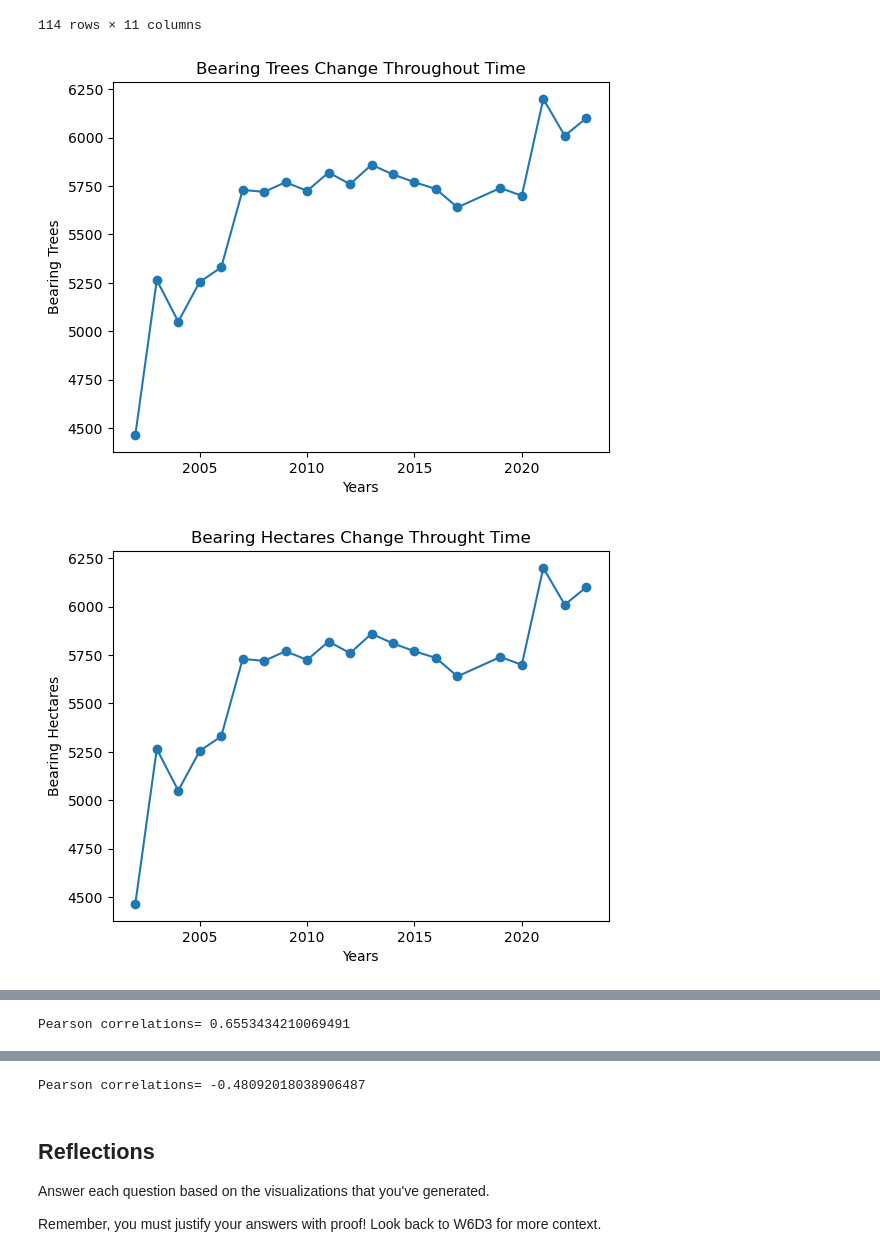
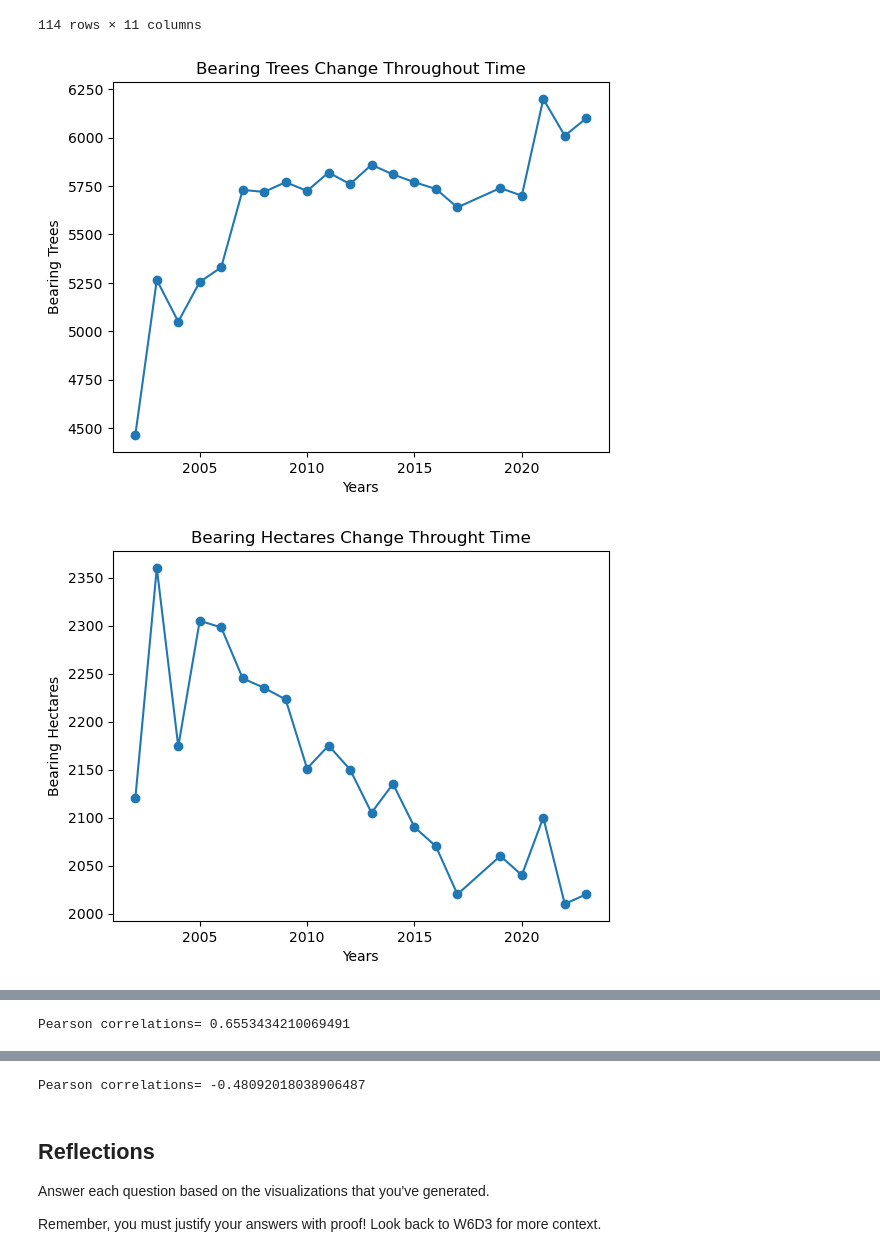
Before and after one commit to Kanitoure5301/TKH_weather_analysis, a Jupyter notebook: notebooks/explore_coffee.ipynb, the cells around one changed output, grey strips where cells are left out. Drawn from its saved outputs; the diff is of its cells as text; code cells hidden in the pictures.

```diff
--- a/notebooks/explore_coffee.ipynb
+++ b/notebooks/explore_coffee.ipynb
@@ -72,7 +72,7 @@ plt.show()
 
 # Plotting Bearing Hectares across the years
 
-plt.plot(mg_coffee['year'],mg_coffee['bearing_trees'],marker='o', linestyle='-')
+plt.plot(mg_coffee['year'],mg_coffee['bearing_hectares'],marker='o', linestyle='-')
 plt.title('Bearing Hectares Change Throught Time')
 plt.xlabel('Years')
 plt.ylabel('Bearing Hectares')
@@ -81,34 +81,34 @@ plt.show()
 # Plotting Count of Coffee Change
 
 plt.plot(mg_coffee['year'],mg_coffee['60kgs_bag'],marker='o', linestyle='-')
 plt.title('60 Kilogram Bags of Coffee Over Time (Minas Gerais)')
 plt.xlabel('Years')
 plt.ylabel('60 Kilogram Bags (Millions)')
 plt.show()
 
 # Plotting Relationship Between Bearing Trees and 60kgs bags
 
 Correlation1= mg_coffee['bearing_trees'].corr(mg_coffee['60kgs_bag'])
 plt.scatter(mg_coffee['bearing_trees'], mg_coffee['60kgs_bag'])
 plt.title('Bearing Trees Vs 60 kilogram bags')
 plt.xlabel('Bearing Trees (Millions)')
 plt.ylabel('60 Kilograms Bags (Millions)')
 plt.show()
 print("Pearson correlations=", Correlation1)
 
 # Graphing he relationship between bearing_hectares and 60kgs_bag
 
 
 Correlation2= mg_coffee['bearing_hectares'].corr(mg_coffee['60kgs_bag'])
 plt.scatter(mg_coffee['bearing_hectares'], mg_coffee['60kgs_bag'])
 plt.title('Bearing Hectares Vs 60 kilogram bags')
 plt.xlabel('Bearing Hectares (Thousand Hectares)')
 plt.ylabel('60 Kilograms Bags (Millions)')
 plt.show()
 print("Pearson correlations=", Correlation2)
 # %% [output]
 [figure]
-[figure, old version]
+[figure, new version]
 [figure]
 [figure]
 Pearson correlations= 0.6553434210069491
```
Also changed, not shown: parts of 5 cells of this notebook, 1 other file.
